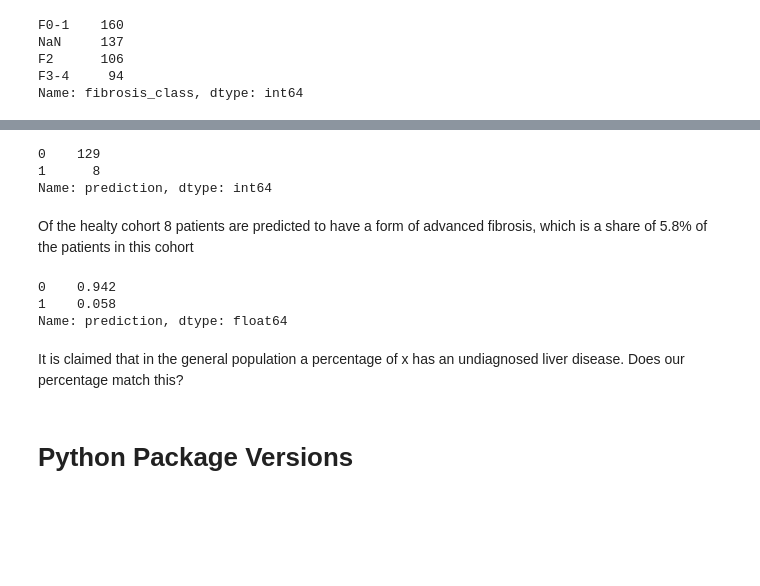
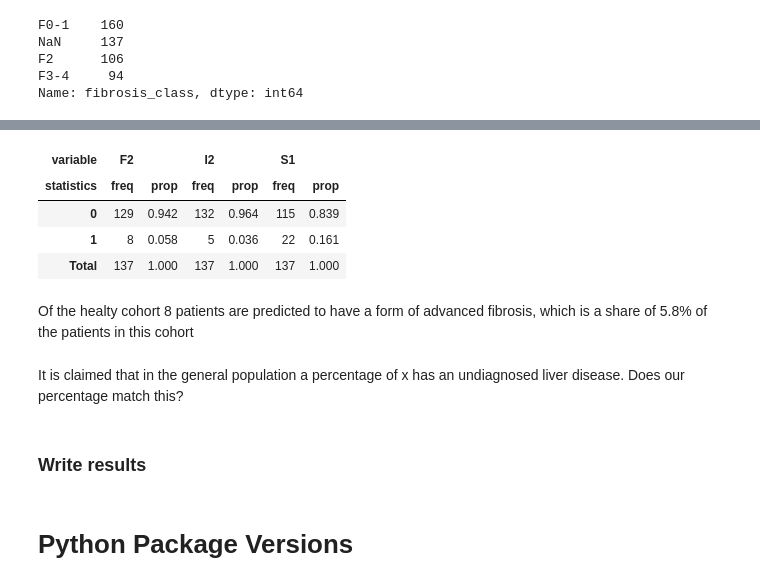
Before and after one commit to llniu/ALD-study, a Jupyter notebook: ald_analysis_hw.ipynb, the cells around one changed output, grey strips where cells are left out. Drawn from its saved outputs; the diff is of its cells as text; code cells hidden in the pictures; blank space fills up the shorter version.

```diff
--- a/ald_analysis_hw.ipynb
+++ b/ald_analysis_hw.ipynb
@@ -2393,17 +2455,25 @@ data_proteomics_f2_healthy
-# %%
-healthy_f2_pred = predict_series(final_prot_model['F2'], data_proteomics_f2_healthy)
-healthy_f2_pred.value_counts()
-# %% [output]
-0    129
-1      8
-Name: prediction, dtype: int64
+# %%
+healty_cohort_mask = data_cli.fibrosis_class.isna()
+healthy_cohort_indices = healty_cohort_mask[healty_cohort_mask].index
+healthy_pred = final_predictor.predict(indices=healthy_cohort_indices)
+healty_risk_score = final_predictor.predict_score(indices=healthy_cohort_indices)
+healty_risk_score = healty_risk_score.sort_values(by=list(healty_risk_score.columns), ascending=False).style.applymap(highlight_surpassed_score)
+healthy_pred = healthy_pred.loc[healty_risk_score.index]
+# %%
+healthy_results_tab  = build_results_table(healthy_pred)
+column_map, multi_index = build_two_level_index(initial_columns=healthy_pred.columns)
+healthy_results_tab = healthy_results_tab[column_map]
+healthy_results_tab.columns = multi_index
+healthy_results_tab
+# %% [output]
+| variable | F2 |  | I2 |  | S1 |  |
+| statistics | freq | prop | freq | prop | freq | prop |
+| 0 | 129 | 0.942 | 132 | 0.964 | 115 | 0.839 |
+| 1 | 8 | 0.058 | 5 | 0.036 | 22 | 0.161 |
+| Total | 137 | 1.000 | 137 | 1.000 | 137 | 1.000 |
 # %% [markdown]
 Of the healty cohort 8 patients are predicted to have a form of advanced fibrosis, which is a share of 5.8% of the patients in this cohort
-# %%
-healthy_f2_pred.value_counts() / len(healthy_f2_pred)
-# %% [output]
-0    0.942
-1    0.058
-Name: prediction, dtype: float64
 # %% [markdown]
 It is claimed that in the general population a percentage of x has an undiagnosed liver disease. Does our percentage match this?
+# %% [markdown]
+### Write results
```
Also changed, not shown: parts of 26 cells of this notebook.
